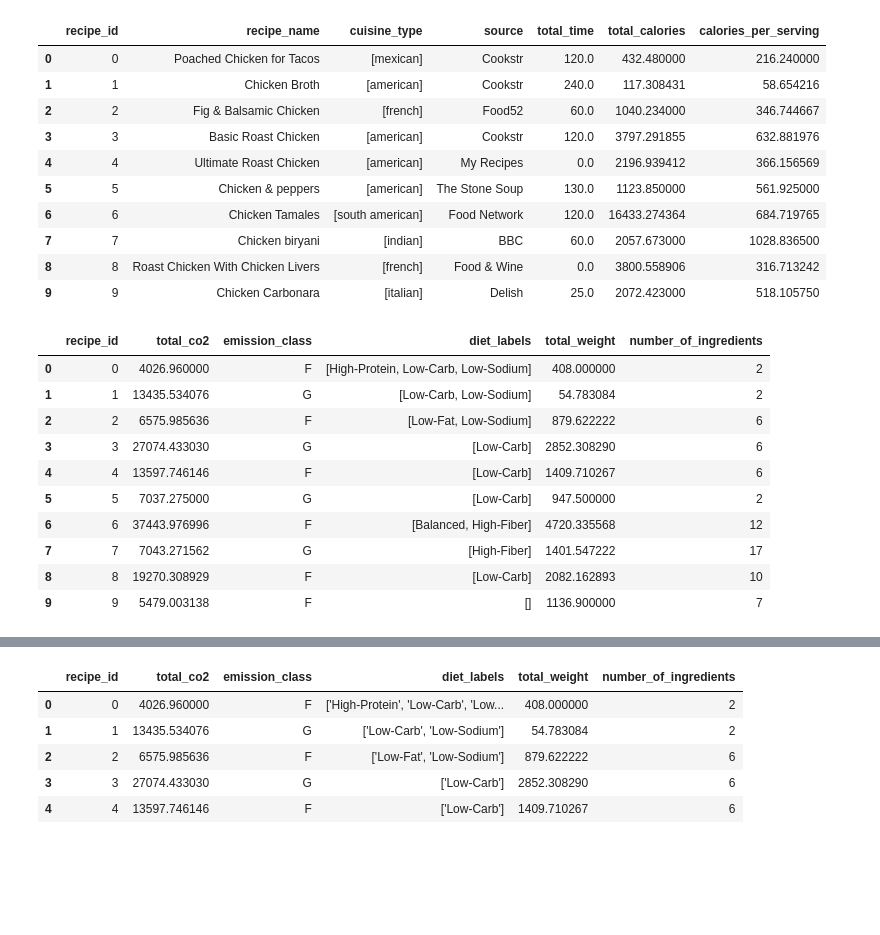
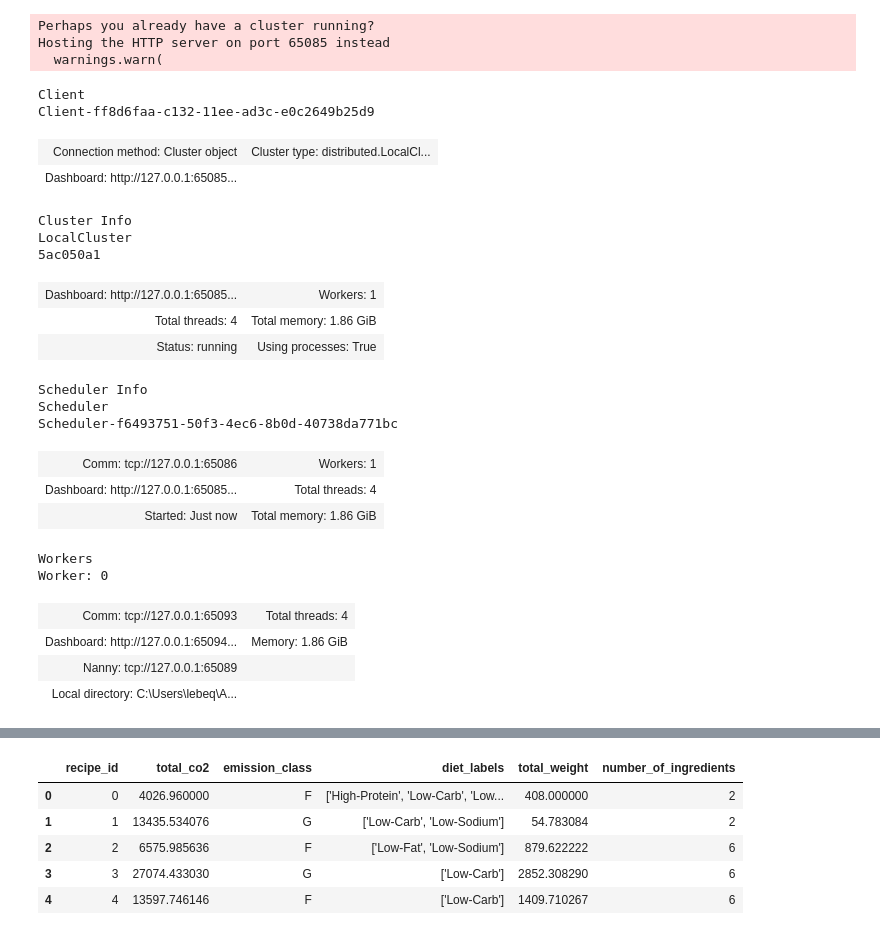
Before and after one commit to maiayang/project-3, a Jupyter notebook: NewLibrary.ipynb, the cells around one changed output, grey strips where cells are left out. Cells and saved outputs as stored; diff of their text form; code cells hidden in the pictures; blank space fills up the shorter version.

```diff
--- a/NewLibrary.ipynb
+++ b/NewLibrary.ipynb
@@ -107,42 +11,0 @@ print(number_of_ingredients)
-# %%
-chicken_recipe_df = pd.DataFrame({'recipe_id': recipe_id,
-                                 'recipe_name': recipe_list,
-                                 'cuisine_type': cuisine_type,
-                                 'source': recipe_source,
-                                 'total_time': total_time,
-                                 'total_calories': total_calories,
-                                 'calories_per_serving': calories_per_serving})
-chicken_recipe_df.head(10)
-# %% [output]
-|  | recipe_id | recipe_name | cuisine_type | source | total_time | total_calories | calories_per_serving |
-| 0 | 0 | Poached Chicken for Tacos | [mexican] | Cookstr | 120.0 | 432.480000 | 216.240000 |
-| 1 | 1 | Chicken Broth | [american] | Cookstr | 240.0 | 117.308431 | 58.654216 |
-| 2 | 2 | Fig & Balsamic Chicken | [french] | Food52 | 60.0 | 1040.234000 | 346.744667 |
-| 3 | 3 | Basic Roast Chicken | [american] | Cookstr | 120.0 | 3797.291855 | 632.881976 |
-| 4 | 4 | Ultimate Roast Chicken | [american] | My Recipes | 0.0 | 2196.939412 | 366.156569 |
-| 5 | 5 | Chicken & peppers | [american] | The Stone Soup | 130.0 | 1123.850000 | 561.925000 |
-| 6 | 6 | Chicken Tamales | [south american] | Food Network | 120.0 | 16433.274364 | 684.719765 |
-| 7 | 7 | Chicken biryani | [indian] | BBC | 60.0 | 2057.673000 | 1028.836500 |
-| 8 | 8 | Roast Chicken With Chicken Livers | [french] | Food & Wine | 0.0 | 3800.558906 | 316.713242 |
-| 9 | 9 | Chicken Carbonara | [italian] | Delish | 25.0 | 2072.423000 | 518.105750 |
-# %%
-# Creating CO2 Emissions Dataframe
-co2_df = pd.DataFrame({'recipe_id': recipe_id,
-                      'total_co2': total_co2,
-                      'emission_class': emission_class,
-                      'diet_labels': diet_labels,
-                      'total_weight': total_weight,
-                      'number_of_ingredients': number_of_ingredients})
-co2_df.head(10)
-# %% [output]
-|  | recipe_id | total_co2 | emission_class | diet_labels | total_weight | number_of_ingredients |
-| 0 | 0 | 4026.960000 | F | [High-Protein, Low-Carb, Low-Sodium] | 408.000000 | 2 |
-| 1 | 1 | 13435.534076 | G | [Low-Carb, Low-Sodium] | 54.783084 | 2 |
-| 2 | 2 | 6575.985636 | F | [Low-Fat, Low-Sodium] | 879.622222 | 6 |
-| 3 | 3 | 27074.433030 | G | [Low-Carb] | 2852.308290 | 6 |
-| 4 | 4 | 13597.746146 | F | [Low-Carb] | 1409.710267 | 6 |
-| 5 | 5 | 7037.275000 | G | [Low-Carb] | 947.500000 | 2 |
-| 6 | 6 | 37443.976996 | F | [Balanced, High-Fiber] | 4720.335568 | 12 |
-| 7 | 7 | 7043.271562 | G | [High-Fiber] | 1401.547222 | 17 |
-| 8 | 8 | 19270.308929 | F | [Low-Carb] | 2082.162893 | 10 |
-| 9 | 9 | 5479.003138 | F | [] | 1136.900000 | 7 |
@@ -153 +12,31 @@ co2_df.to_csv('co2.csv', index=False)
+# %%
+from dask.distributed import Client
+client = Client(n_workers=1, threads_per_worker=4, processes=True, memory_limit='2GB')
+client
+# %% [output]
+Perhaps you already have a cluster running?
+Hosting the HTTP server on port 65085 instead
+  warnings.warn(
+Client
+Client-ff8d6faa-c132-11ee-ad3c-e0c2649b25d9
+| Connection method: Cluster object | Cluster type: distributed.LocalCl... |
+| Dashboard: http://127.0.0.1:65085... |  |
+Cluster Info
+LocalCluster
+5ac050a1
+| Dashboard: http://127.0.0.1:65085... | Workers: 1 |
+| Total threads: 4 | Total memory: 1.86 GiB |
+| Status: running | Using processes: True |
+Scheduler Info
+Scheduler
+Scheduler-f6493751-50f3-4ec6-8b0d-40738da771bc
+| Comm: tcp://127.0.0.1:65086 | Workers: 1 |
+| Dashboard: http://127.0.0.1:65085... | Total threads: 4 |
+| Started: Just now | Total memory: 1.86 GiB |
+Workers
+Worker: 0
+| Comm: tcp://127.0.0.1:65093 | Total threads: 4 |
+| Dashboard: http://127.0.0.1:65094... | Memory: 1.86 GiB |
+| Nanny: tcp://127.0.0.1:65089 |  |
+| Local directory: C:\Users\lebeq\A... |  |
 # %%
```
Also changed, not shown: parts of 6 cells of this notebook, 2 other files.
